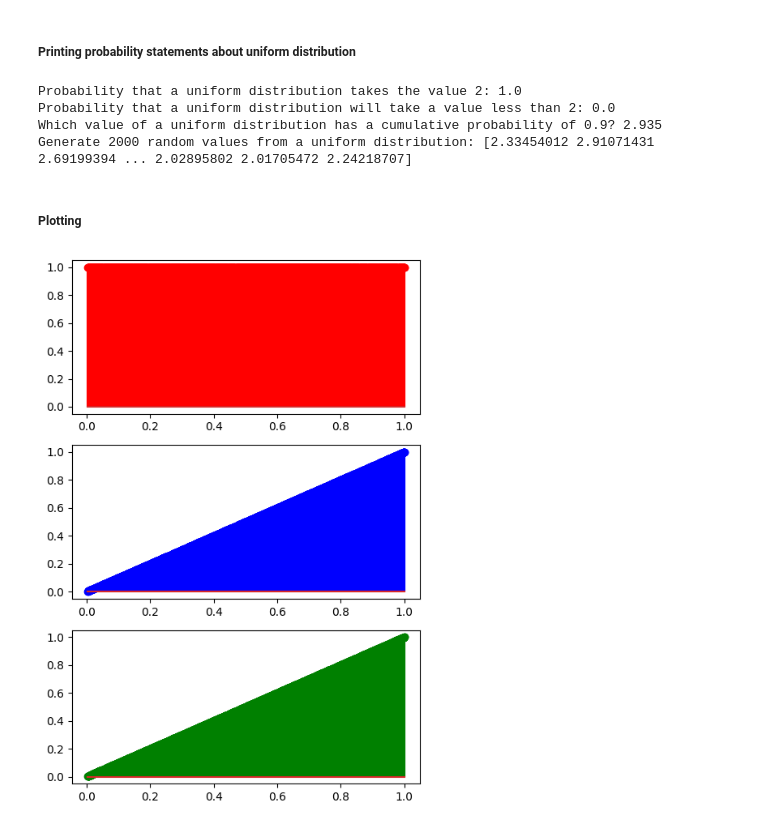
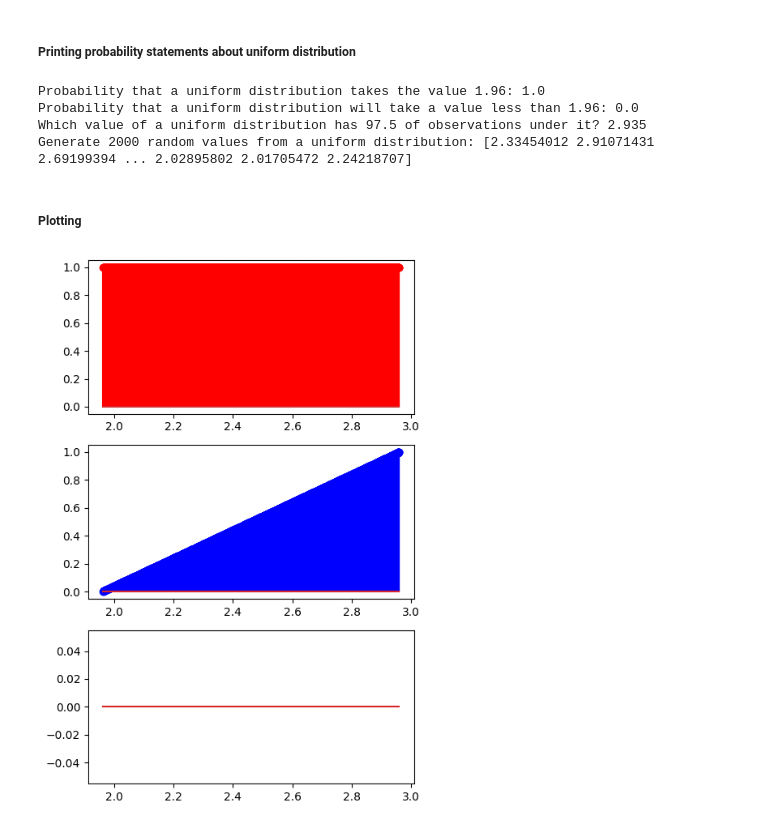
Before and after one commit to 4GeeksAcademy/probability-distribution-exercises-project-with-python-NWinocur, a Jupyter notebook: notebook/problems.ipynb, the cells around one changed output. Cells and saved outputs as stored; diff of their text form; code cells hidden in the pictures.

Commit message:
Corrections/clarifications to make print statements' explanations line up with what was actually calculated

```diff
--- a/notebook/problems.ipynb
+++ b/notebook/problems.ipynb
@@ -218,41 +218,41 @@ import numpy as np
 np.random.seed(42)
 mean_loc = 1.96
 
-print(f"Probability that a uniform distribution takes the value 2: {duniform(1.96, mean=mean_loc, sd=1)}")
-print(f"Probability that a uniform distribution will take a value less than 2: {puniform(1.96, mean=mean_loc, sd=1)}")
-print(f"Which value of a uniform distribution has a cumulative probability of 0.9? {quniform(0.975, mean=mean_loc, sd=1)}")
+print(f"Probability that a uniform distribution takes the value 1.96: {duniform(1.96, mean=mean_loc, sd=1)}")
+print(f"Probability that a uniform distribution will take a value less than 1.96: {puniform(1.96, mean=mean_loc, sd=1)}")
+print(f"Which value of a uniform distribution has 97.5 of observations under it? {quniform(0.975, mean=mean_loc, sd=1)}")
 print(f"Generate 2000 random values from a uniform distribution: {runiform(2000, mean=mean_loc, sd=1)}")
 # %% [output]
-Probability that a uniform distribution takes the value 2: 1.0
-Probability that a uniform distribution will take a value less than 2: 0.0
-Which value of a uniform distribution has a cumulative probability of 0.9? 2.935
+Probability that a uniform distribution takes the value 1.96: 1.0
+Probability that a uniform distribution will take a value less than 1.96: 0.0
+Which value of a uniform distribution has 97.5 of observations under it? 2.935
 Generate 2000 random values from a uniform distribution: [2.33454012 2.91071431 2.69199394 ... 2.02895802 2.01705472 2.24218707]
 # %% [markdown]
 ##### Plotting
 # %%
 import matplotlib.pyplot as plt
 
 np.random.seed(42)
 
 scale = 1
-loc = 0
+loc = mean_loc
 size = 2000
 data = runiform(size, loc, scale)
 
 pmf = duniform(data, loc, scale)
 cdf = puniform(data, loc, scale)
 ppf = quniform(data, loc, scale)
 
 fig, axis = plt.subplots(3, 1, figsize = (5, 7))
 
 axis[0].stem(data, pmf, "r-")
 axis[1].stem(data, cdf, "b-")
 axis[2].stem(data, ppf, "g-")
 
 # Adjust the layout
 plt.tight_layout()
 
 # Show the plot
 plt.show()
 # %% [output]
-[figure, old version]
+[figure, new version]
```
Also changed, not shown: parts of 2 cells of this notebook.
